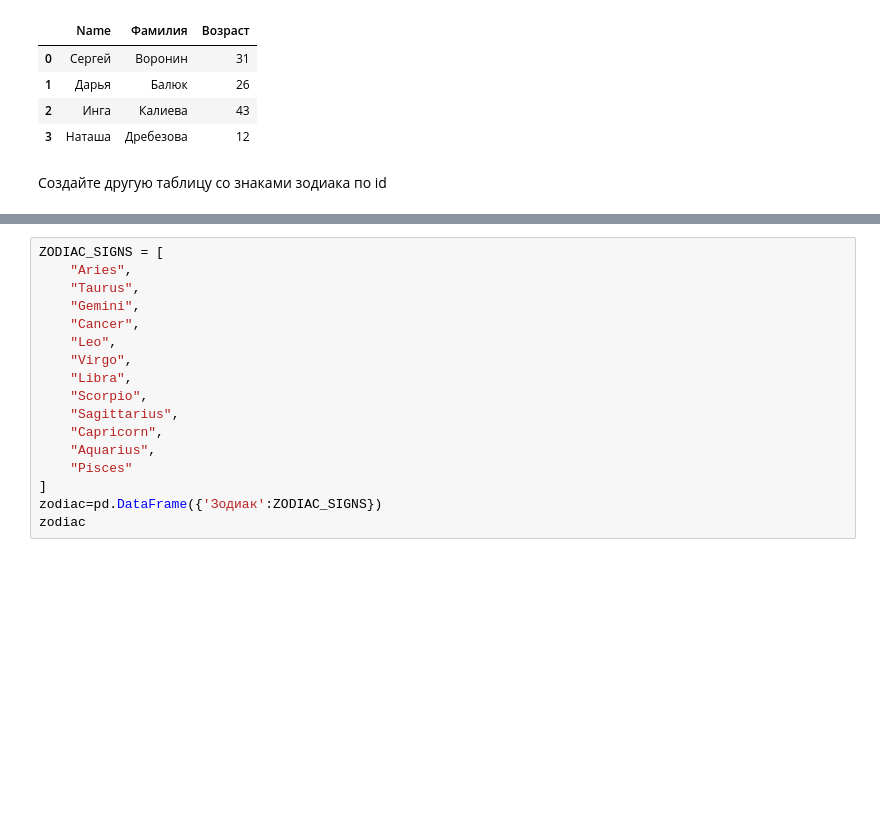
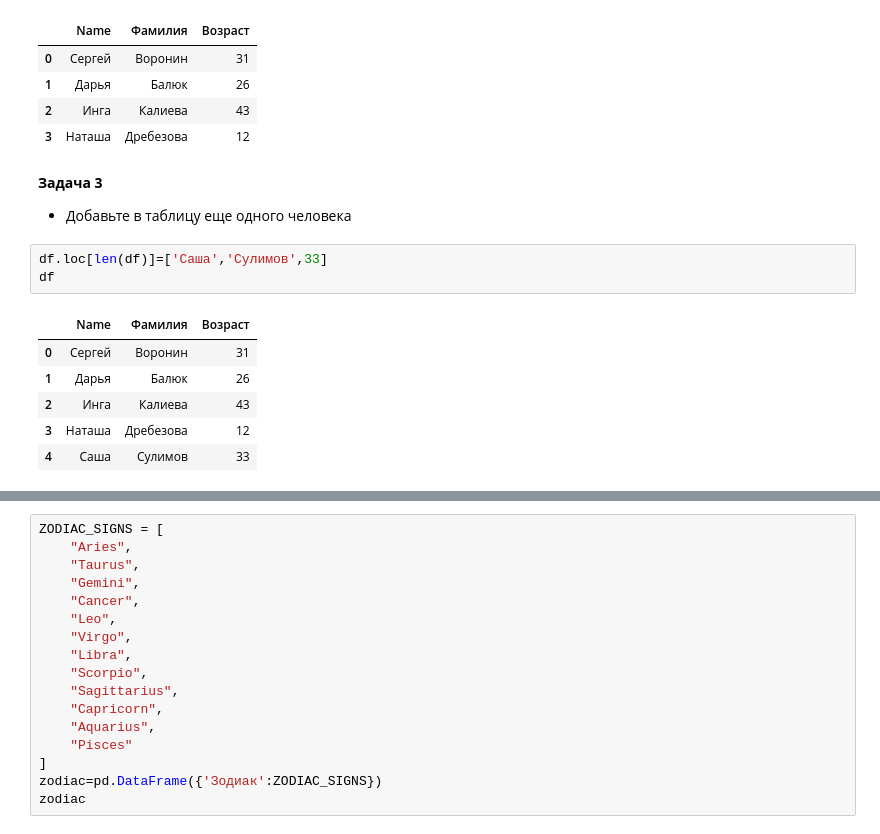
Before and after one commit to Enoki-ru/interview, a Jupyter notebook: main.ipynb, the cells around one changed output, grey strips where cells are left out. Saved outputs shown, nothing was run; the diff lists cells and outputs as text; blank space fills up the shorter version.

```diff
--- a/main.ipynb
+++ b/main.ipynb
@@ -21,5 +40,16 @@ df
 | 1 | Дарья | Балюк | 26 |
 | 2 | Инга | Калиева | 43 |
 | 3 | Наташа | Дребезова | 12 |
-# %% [markdown]
-Создайте другую таблицу со знаками зодиака по id
+# %% [markdown]
+**Задача 3**
+- Добавьте в таблицу еще одного человека
+# %%
+df.loc[len(df)]=['Саша','Сулимов',33]
+df
+# %% [output]
+|  | Name | Фамилия | Возраст |
+| 0 | Сергей | Воронин | 31 |
+| 1 | Дарья | Балюк | 26 |
+| 2 | Инга | Калиева | 43 |
+| 3 | Наташа | Дребезова | 12 |
+| 4 | Саша | Сулимов | 33 |
```
Also changed, not shown: parts of 33 cells of this notebook, 4 other files.
